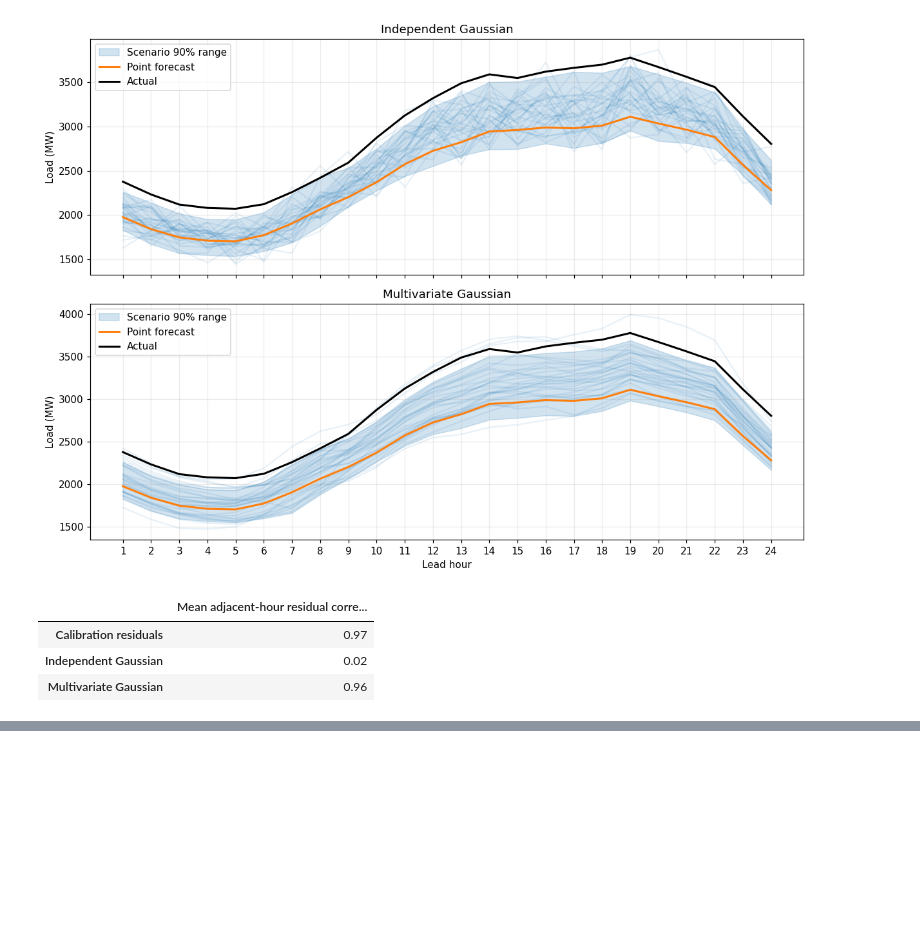
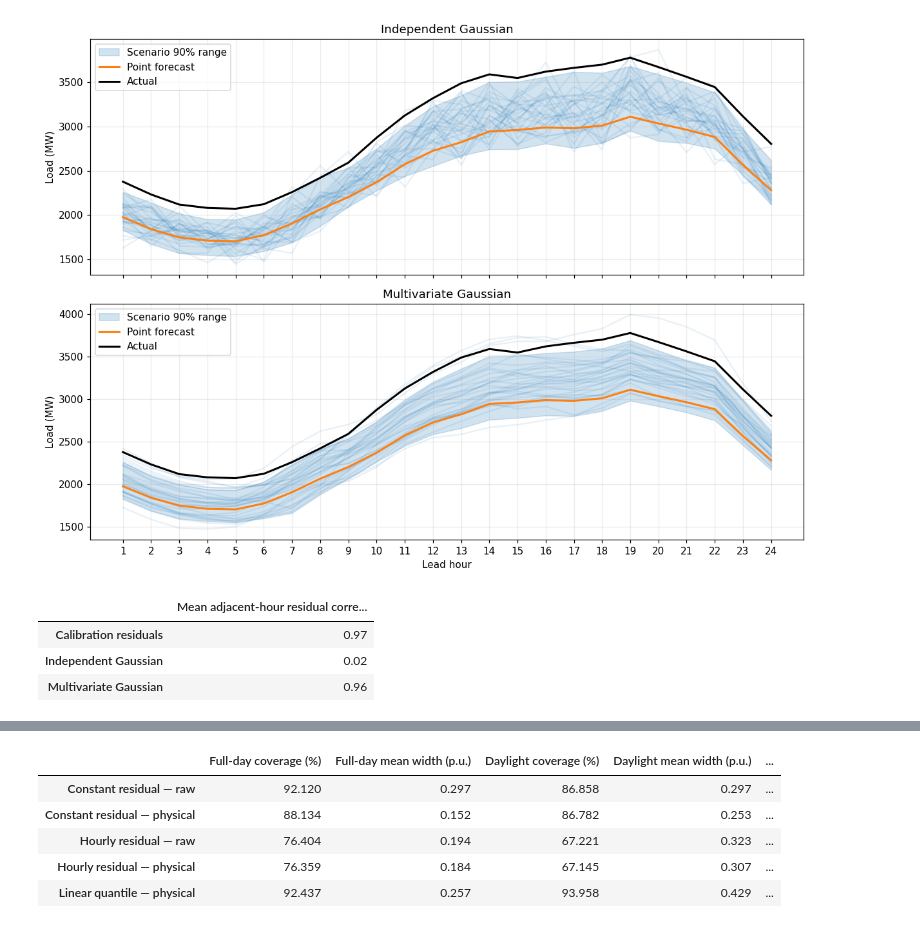
Before and after one commit to akylasstrat/BENV0169_26-27, a Jupyter notebook: tutorial_4_2_pv_probabilistic_forecasting_solution.ipynb, the cells around one changed output, grey strips where cells are left out. Cells and saved outputs as stored; diff of their text form; code cells hidden in the pictures; blank space fills up the shorter version.

```diff
--- a/tutorial_4_2_pv_probabilistic_forecasting_solution.ipynb
+++ b/tutorial_4_2_pv_probabilistic_forecasting_solution.ipynb
@@ -729,0 +1268,42 @@ The same three interval methods and two Gaussian scenario methods will later be
+# %%
+pv_interval_variants = {
+    "Constant residual — raw": (pv_constant_lower_raw, pv_constant_upper_raw),
+    "Constant residual — physical": (pv_constant_lower, pv_constant_upper),
+    "Hourly residual — raw": (pv_hourly_lower_raw, pv_hourly_upper_raw),
+    "Hourly residual — physical": (pv_hourly_lower, pv_hourly_upper),
+    "Linear quantile — physical": (pv_quantiles[0.05], pv_quantiles[0.95]),
+}
+
+pv_interval_rows = {}
+for method_name, (lower, upper) in pv_interval_variants.items():
+    pv_interval_rows[method_name] = {
+        "Full-day coverage (%)": empirical_coverage(
+            pv_test["solar_power_pu"], lower, upper
+        ),
+        "Full-day mean width (p.u.)": mean_interval_width(lower, upper),
+        "Daylight coverage (%)": empirical_coverage(
+            pv_test.loc[pv_test_daylight, "solar_power_pu"],
+            lower.loc[pv_test_daylight],
+            upper.loc[pv_test_daylight],
+        ),
+        "Daylight mean width (p.u.)": mean_interval_width(
+            lower.loc[pv_test_daylight], upper.loc[pv_test_daylight]
+        ),
+        "Night mean width (p.u.)": mean_interval_width(
+            lower.loc[~pv_test_daylight], upper.loc[~pv_test_daylight]
+        ),
+        "Negative lower bounds": int((lower < 0).sum()),
+        "Positive night upper bounds": int(
+            (upper.loc[~pv_test_daylight] > 0).sum()
+        ),
+    }
+
+pv_interval_summary = pd.DataFrame(pv_interval_rows).T
+display(pv_interval_summary.round(3))
+# %% [output]
+|  | Full-day coverage (%) | Full-day mean width (p.u.) | Daylight coverage (%) | Daylight mean width (p.u.) | ... |
+| Constant residual — raw | 92.120 | 0.297 | 86.858 | 0.297 | ... |
+| Constant residual — physical | 88.134 | 0.152 | 86.782 | 0.253 | ... |
+| Hourly residual — raw | 76.404 | 0.194 | 67.221 | 0.323 | ... |
+| Hourly residual — physical | 76.359 | 0.184 | 67.145 | 0.307 | ... |
+| Linear quantile — physical | 92.437 | 0.257 | 93.958 | 0.429 | ... |
```
Also changed, not shown: parts of 29 cells of this notebook, 6 other files.
